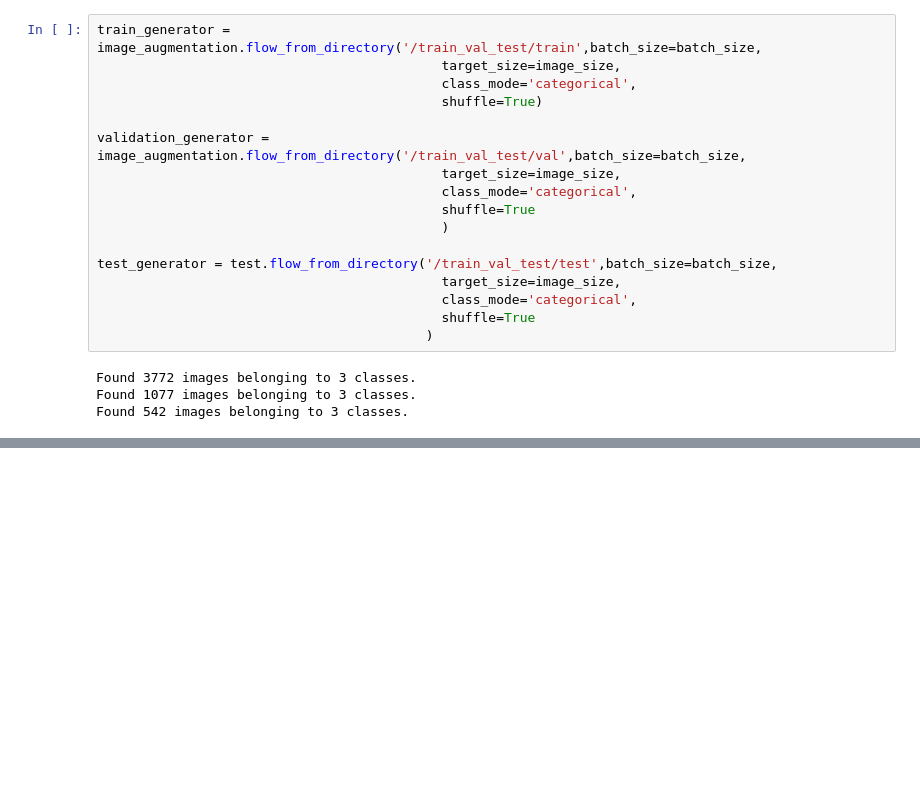
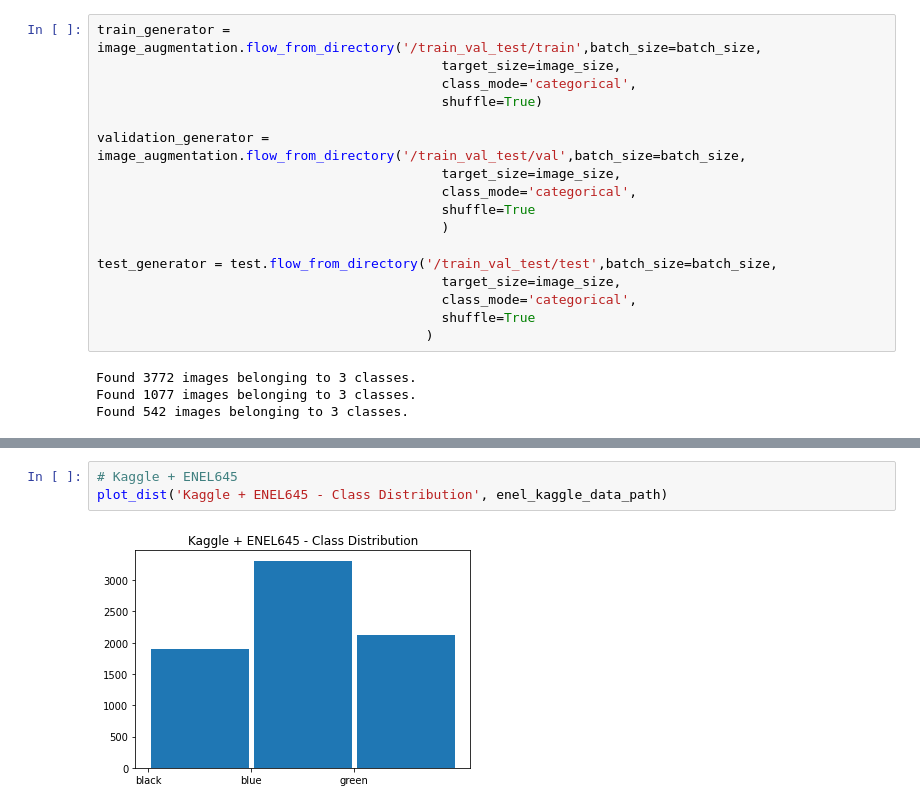
Before and after one commit to R-Ram95/ENEL645-garbage-classification, a Jupyter notebook: enel645_final_project.ipynb, the cells around one changed output, grey strips where cells are left out. Cells and saved outputs as stored; diff of their text form; blank space fills up the shorter version.

```diff
--- a/enel645_final_project.ipynb
+++ b/enel645_final_project.ipynb
@@ -386,0 +522,5 @@ None
+# %%
+# Kaggle + ENEL645
+plot_dist('Kaggle + ENEL645 - Class Distribution', enel_kaggle_data_path)
+# %% [output]
+[figure, added]
```
Also changed, not shown: parts of 40 cells of this notebook.
